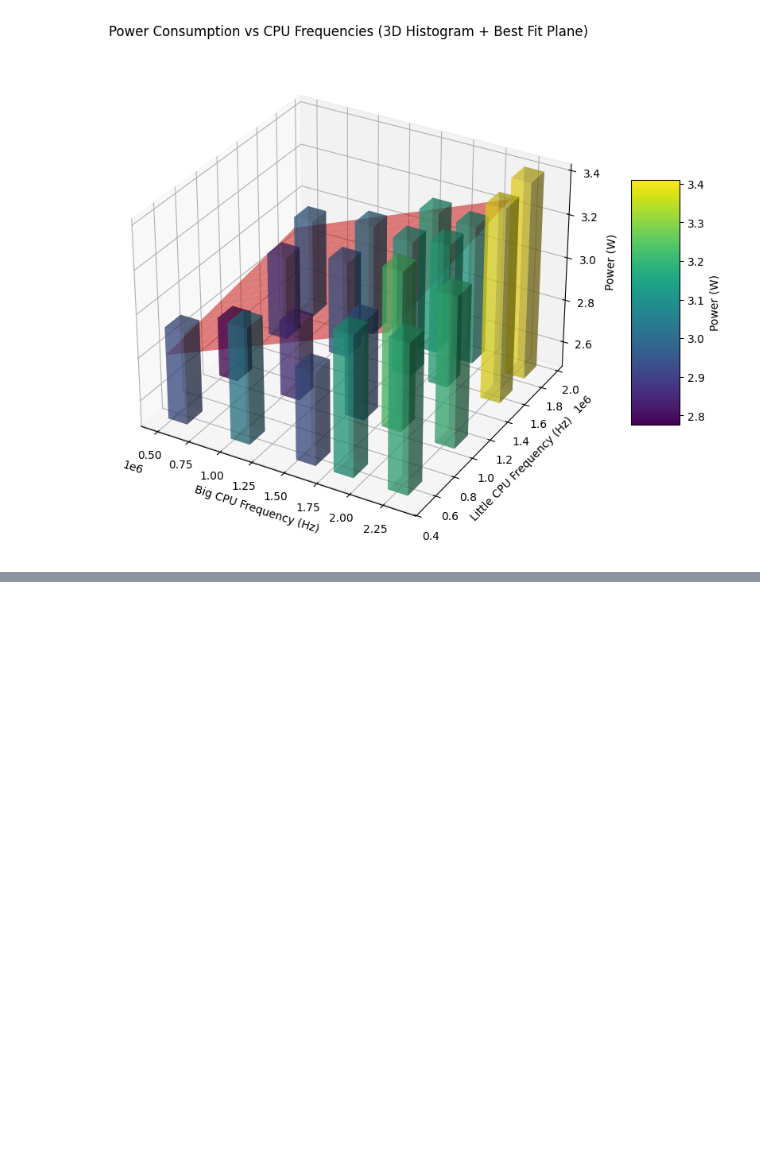
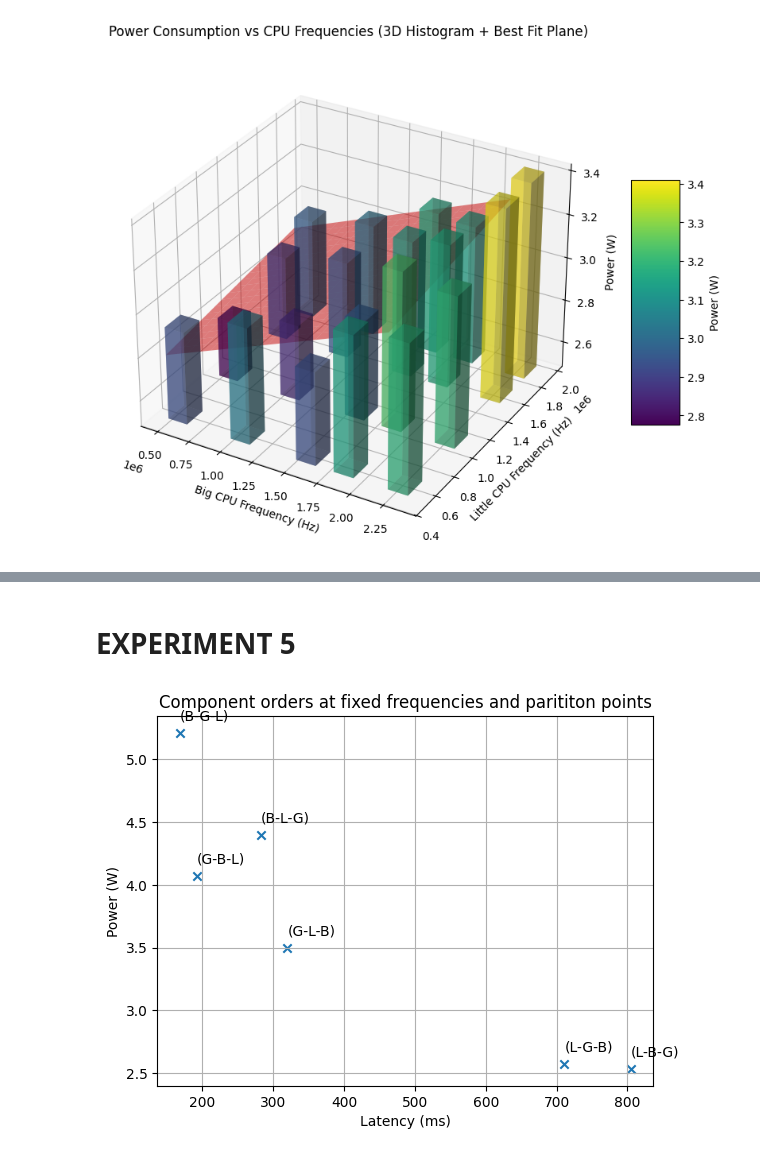
Before and after one commit to ar000001/power-optimization-governor, a Jupyter notebook: experiment_scripts/plot_nb.ipynb, the cells around one changed output, grey strips where cells are left out. Cells and saved outputs as stored; diff of their text form; code cells hidden in the pictures; blank space fills up the shorter version.

```diff
--- a/experiment_scripts/plot_nb.ipynb
+++ b/experiment_scripts/plot_nb.ipynb
@@ -137,0 +277,17 @@ Best fit plane: watts = 2.382e-07 * big_freq + 8.388e-08 * little_freq + 2.638
+# %% [markdown]
+# EXPERIMENT 5
+# %%
+data = pd.read_csv("data/exp5_orders_20260117_185500.csv", header=1)
+
+plt.scatter(data["latency"], data["watts"], marker="x")
+
+for i, row in data.iterrows():
+    plt.annotate(f"({row['order']})", (row['latency']+0.1, row['watts']+0.1))
+
+plt.title("Component orders at fixed frequencies and parititon points")
+plt.xlabel("Latency (ms)")
+plt.ylabel("Power (W)")
+plt.grid(True)
+plt.show()
+# %% [output]
+[figure, added]
```
Also changed, not shown: parts of 8 cells of this notebook.
